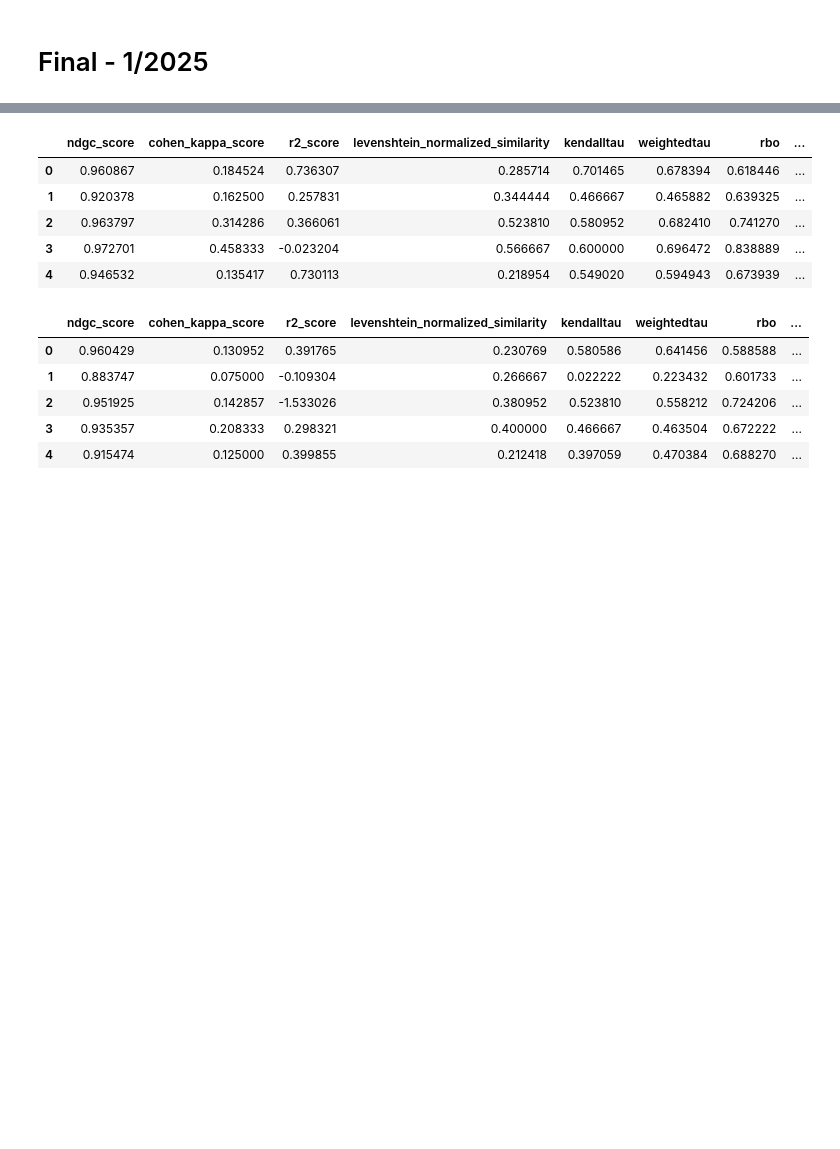
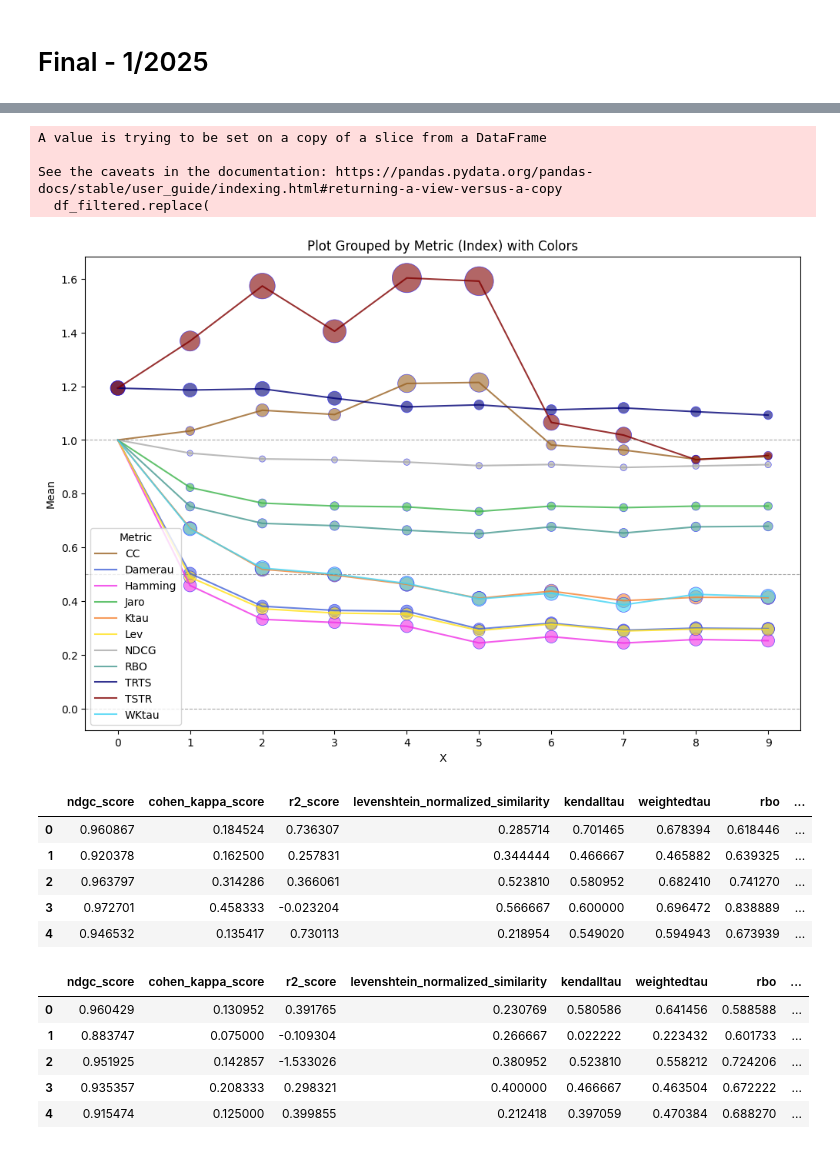
Before and after one commit to joofio/tabular-dataset-similarity, a Jupyter notebook: Final - Viz copy 2.ipynb, the cells around one changed output, grey strips where cells are left out. Saved outputs shown, nothing was run; the diff lists cells and outputs as text; code cells hidden in the pictures; blank space fills up the shorter version.

```diff
--- a/Final - Viz copy 2.ipynb
+++ b/Final - Viz copy 2.ipynb
@@ -410,3 +559,68 @@ plt.show()
+# %%
+plt.figure(figsize=(12, 8))
+
+df_filtered = mytest[~mytest["index"].isin(["cohen_kappa_score", "r2_score"])]
+
+# Map index to more readable names
+df_filtered.replace(
+    {
+        "synth_real": "TSTR",
+        "real_synth": "TRTS",
+        "ratio_rs_sr": "CC",
+        "rbo": "RBO",
+        "cross": "CC",
+        "ndgc_score": "NDCG",
+        "r2_score": "R2",
+        "cohen_kappa_score": "Cohen K",
+        "kendalltau": "Ktau",
+        "levenshtein_normalized_similarity": "Lev",
+        "jaro_winkler_normalized_similarity": "Jaro",
+        "weightedtau": "WKtau",
+        "damerau_levenshtein_normalized_similarity": "Damerau",
+        "hamming_normalized_similarity": "Hamming",
+    },
+    inplace=True,
+)
+for index_name, data in df_filtered.groupby("index"):
+    color = color_map.get(index_name, "#000000")  # fallback to black if missing
+
+    # Line plot
+    plt.plot(
+        data["X"],
+        data["Mean"],
+        label=index_name,
+        color=color,
+        linestyle="-",
+        linewidth=1.5,
+        alpha=0.8,
+    )
+
+    # Scatter plot
+    plt.scatter(
+        data["X"],
+        data["Mean"],
+        s=(data["Variance"].fillna(0) ** 0.5) * 500,
+        color=color,
+        alpha=0.6,
+        edgecolor="b",
+        linewidth=0.5,
+    )
+plt.axhline(y=0, color="gray", linestyle="--", linewidth=0.8, alpha=0.7)
+plt.axhline(y=1, color="gray", linestyle="--", linewidth=0.8, alpha=0.7)
+plt.axhline(y=0.5, color="gray", linestyle="--", linewidth=0.8, alpha=0.7)
+
+
+plt.xlabel("X")
+plt.ylabel("Mean")
+plt.title("Plot Grouped by Metric (Index) with Colors")
+plt.legend(title="Metric")
+plt.show()
+# %% [output]
+A value is trying to be set on a copy of a slice from a DataFrame
+
+See the caveats in the documentation: https://pandas.pydata.org/pandas-docs/stable/user_guide/indexing.html#returning-a-view-versus-a-copy
+  df_filtered.replace(
+[figure, added]
 # %%
 # Define a function that will be applied
 def create_cc_rows(row, name):
```
Also changed, not shown: parts of 11 cells of this notebook, 36 other files.
